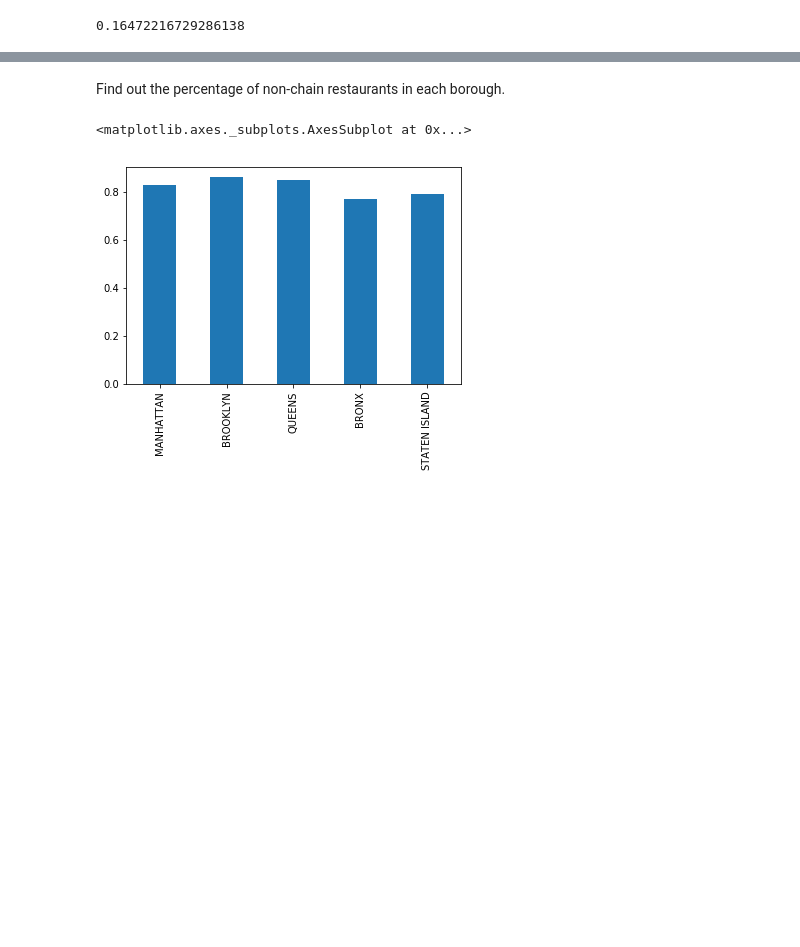
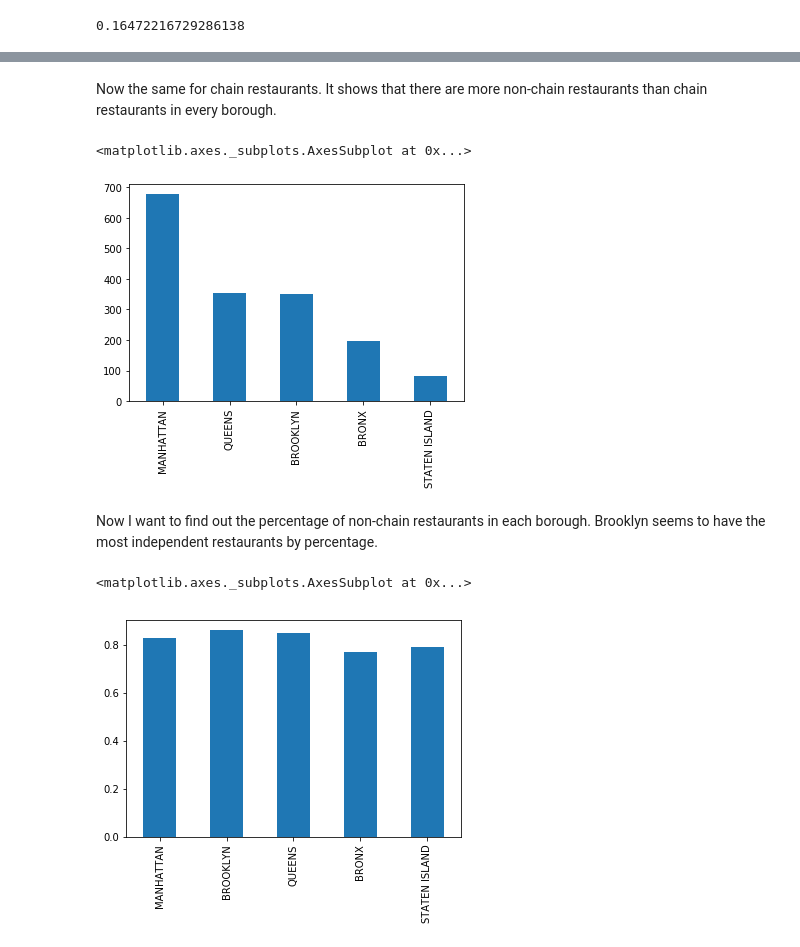
Before and after one commit to 30cannedpineapple/NYC-Restaurant-Analytics, a Jupyter notebook: NYC Restaurant Analytics.ipynb, the cells around one changed output, grey strips where cells are left out. Drawn from its saved outputs; the diff is of its cells as text; code cells hidden in the pictures; blank space fills up the shorter version.

```diff
--- a/NYC Restaurant Analytics.ipynb
+++ b/NYC Restaurant Analytics.ipynb
@@ -95,5 +85,13 @@ See the caveats in the documentation: http://pandas.pydata.org/pandas-docs/stabl
+# %% [markdown]
+Now the same for chain restaurants. It shows that there are more non-chain restaurants than chain restaurants in every borough.
+# %%
+chaindf = restaurant[restaurant['NONCHAIN'] == False]
+chaindf[chaindf['BORO'] != 'Missing']['BORO'].value_counts().plot(kind='bar')
+# %% [output]
+<matplotlib.axes._subplots.AxesSubplot at 0x...>
+[figure, added]
 # %% [markdown]
-Find out the percentage of non-chain restaurants in each borough.
+Now I want to find out the percentage of non-chain restaurants in each borough. Brooklyn seems to have the most independent restaurants by percentage.
 # %%
 (nonchaindf[nonchaindf['BORO'] != 'Missing']['BORO'].value_counts()/restaurant[restaurant['BORO']!= 'Missing']['BORO'].value_counts()).plot(kind='bar')
 # %% [output]
```
Also changed, not shown: parts of 21 cells of this notebook.
